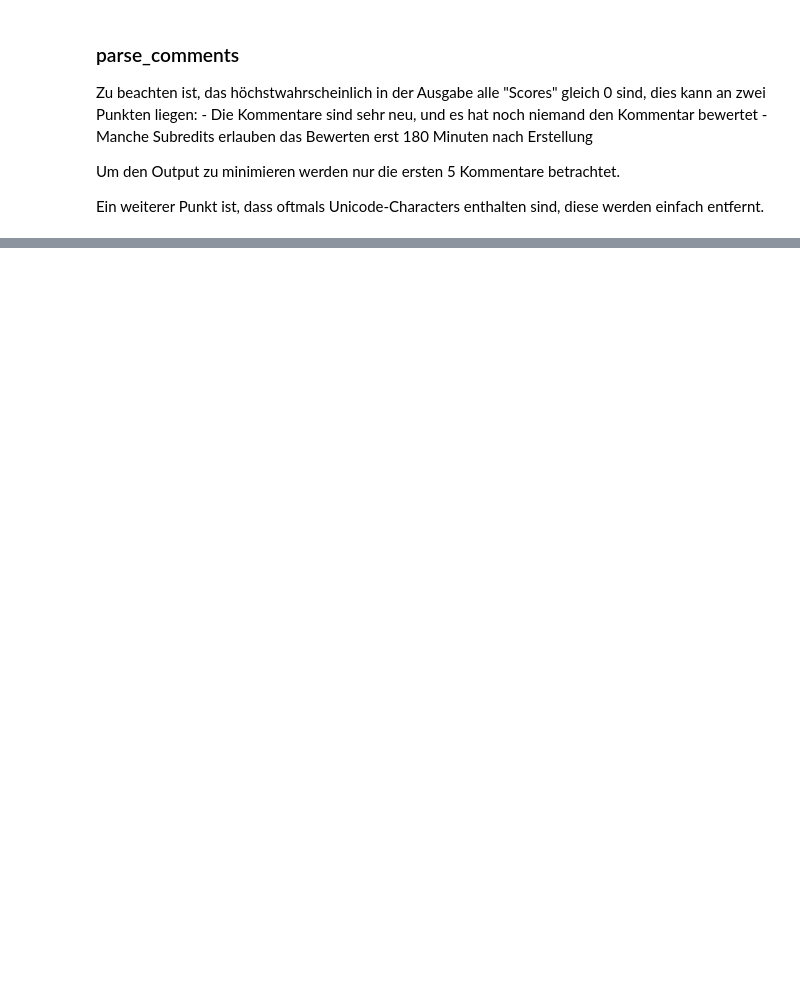
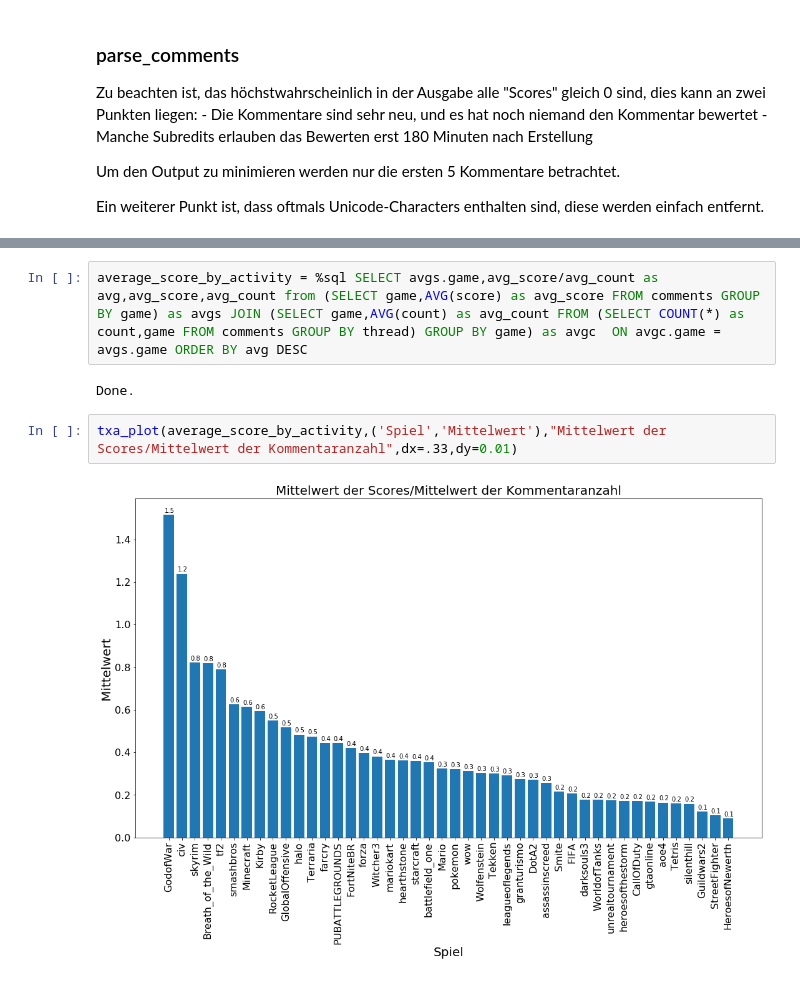
Before and after one commit to TheGarkine/RedditMining, a Jupyter notebook: Mining.ipynb, the cells around one changed output, grey strips where cells are left out. Cells and saved outputs as stored; diff of their text form; blank space fills up the shorter version.

```diff
--- a/Mining.ipynb
+++ b/Mining.ipynb
@@ -253,0 +419,8 @@ def bar_plot(list_of_tuples, columns=('Wort', 'Anzahl'), title=None):
+# %%
+average_score_by_activity = %sql SELECT avgs.game,avg_score/avg_count as avg,avg_score,avg_count from (SELECT game,AVG(score) as avg_score FROM comments GROUP BY game) as avgs JOIN (SELECT game,AVG(count) as avg_count FROM (SELECT COUNT(*) as count,game FROM comments GROUP BY thread) GROUP BY game) as avgc  ON avgc.game = avgs.game ORDER BY avg DESC
+# %% [output]
+Done.
+# %%
+txa_plot(average_score_by_activity,('Spiel','Mittelwert'),"Mittelwert der Scores/Mittelwert der Kommentaranzahl",dx=.33,dy=0.01)
+# %% [output]
+[figure, added]
```
Also changed, not shown: parts of 54 cells of this notebook, 13 other files.
